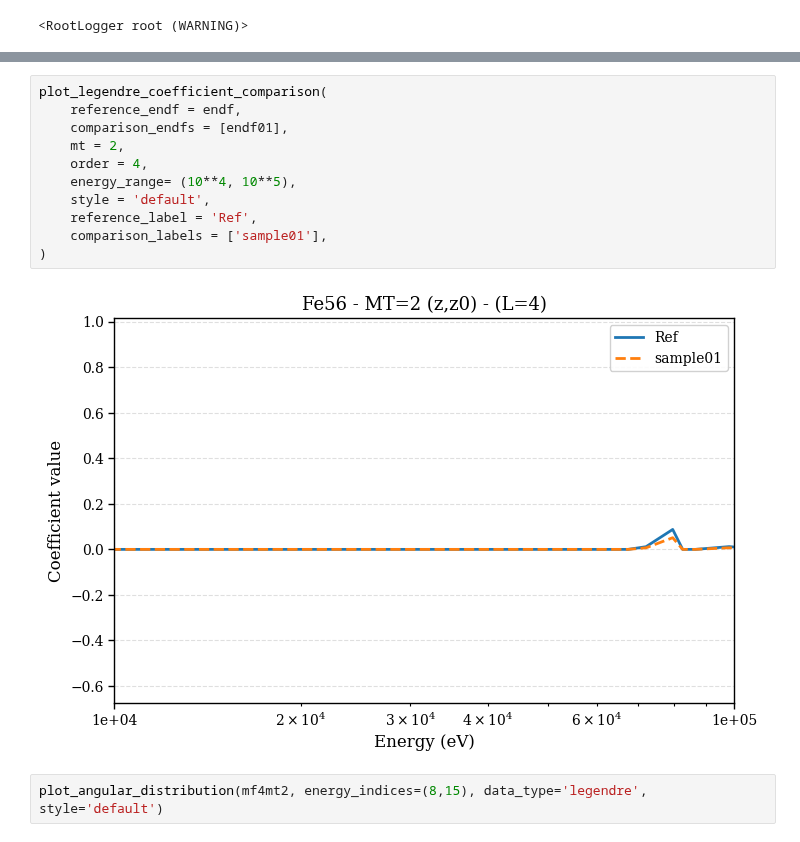
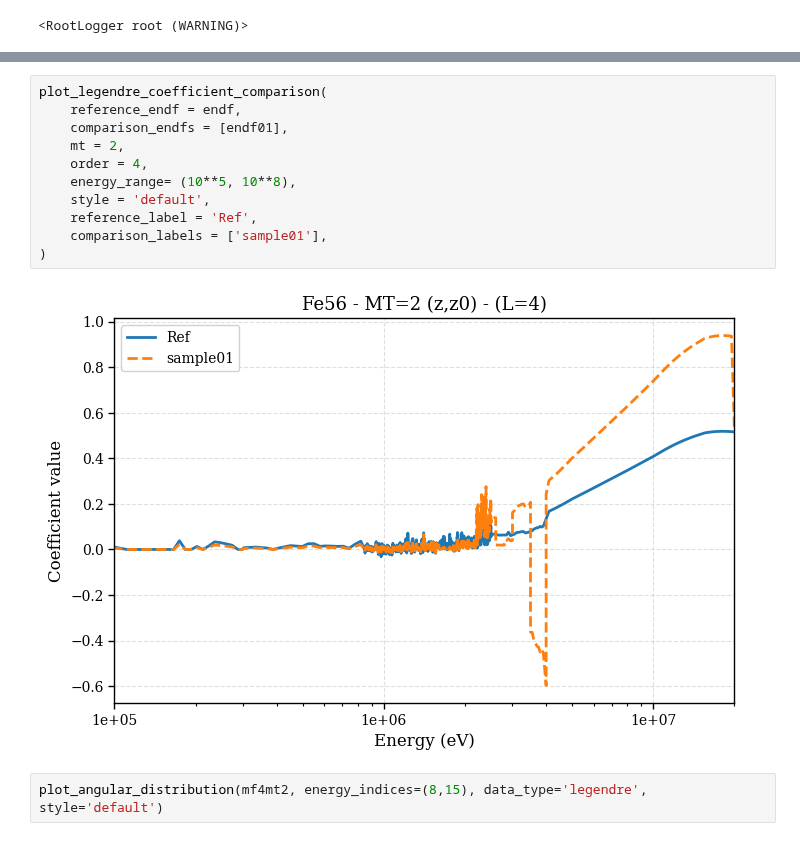
Before and after one commit to monleon96/kika, a Jupyter notebook: mcnpy/endf/classes/mf4/test_plot.ipynb, the cells around one changed output, grey strips where cells are left out. Drawn from its saved outputs; the diff is of its cells as text.

```diff
--- a/mcnpy/endf/classes/mf4/test_plot.ipynb
+++ b/mcnpy/endf/classes/mf4/test_plot.ipynb
@@ -73,16 +84,16 @@ mf4mt2 = endf.mf[4].mt[2]
 # %%
 plot_legendre_coefficient_comparison(
     reference_endf = endf,
     comparison_endfs = [endf01],
     mt = 2,
     order = 4,
-    energy_range= (10**4, 10**5),
+    energy_range= (10**5, 10**8),
     style = 'default',
     reference_label = 'Ref',
     comparison_labels = ['sample01'],
 )
 # %% [output]
-[figure, old version]
+[figure, new version]
 # %%
 plot_angular_distribution(mf4mt2, energy_indices=(8,15), data_type='legendre', style='default')
 # %% [output]
```
Also changed, not shown: parts of 2 cells of this notebook, 35 other files.
